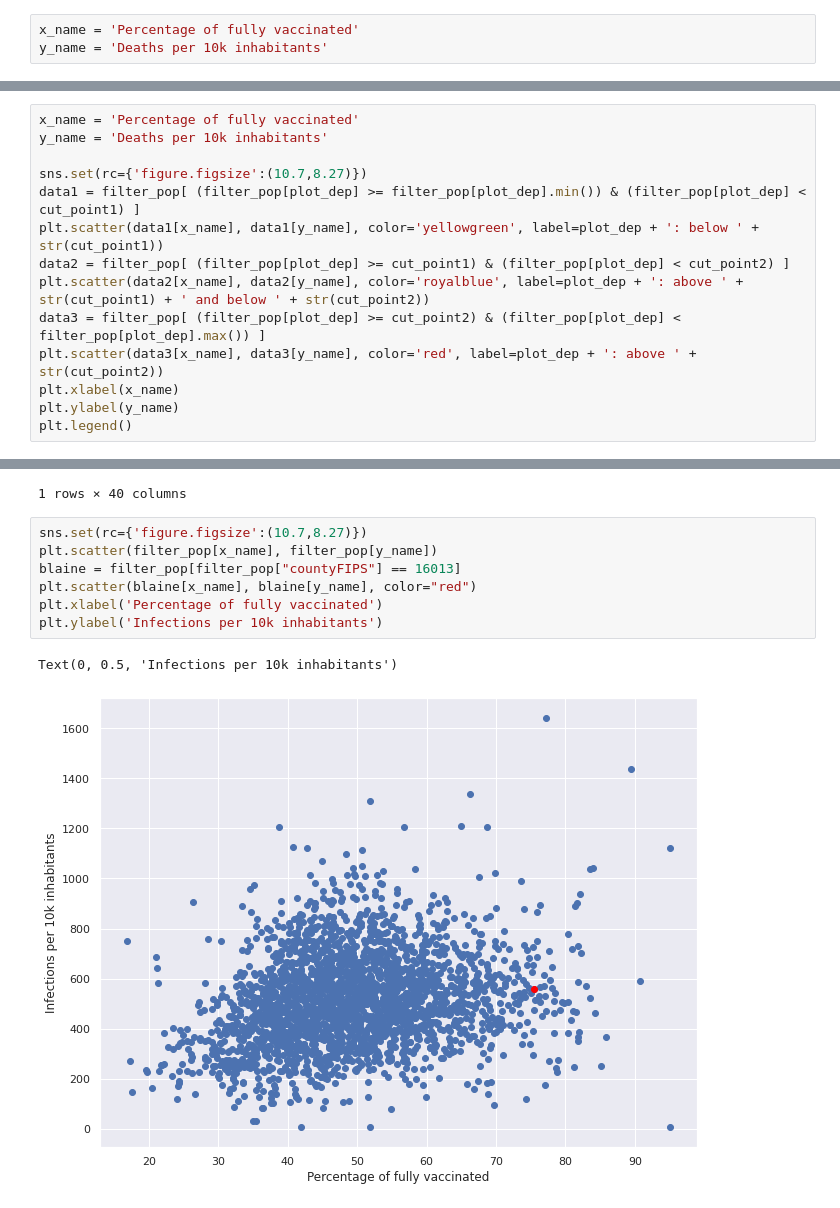
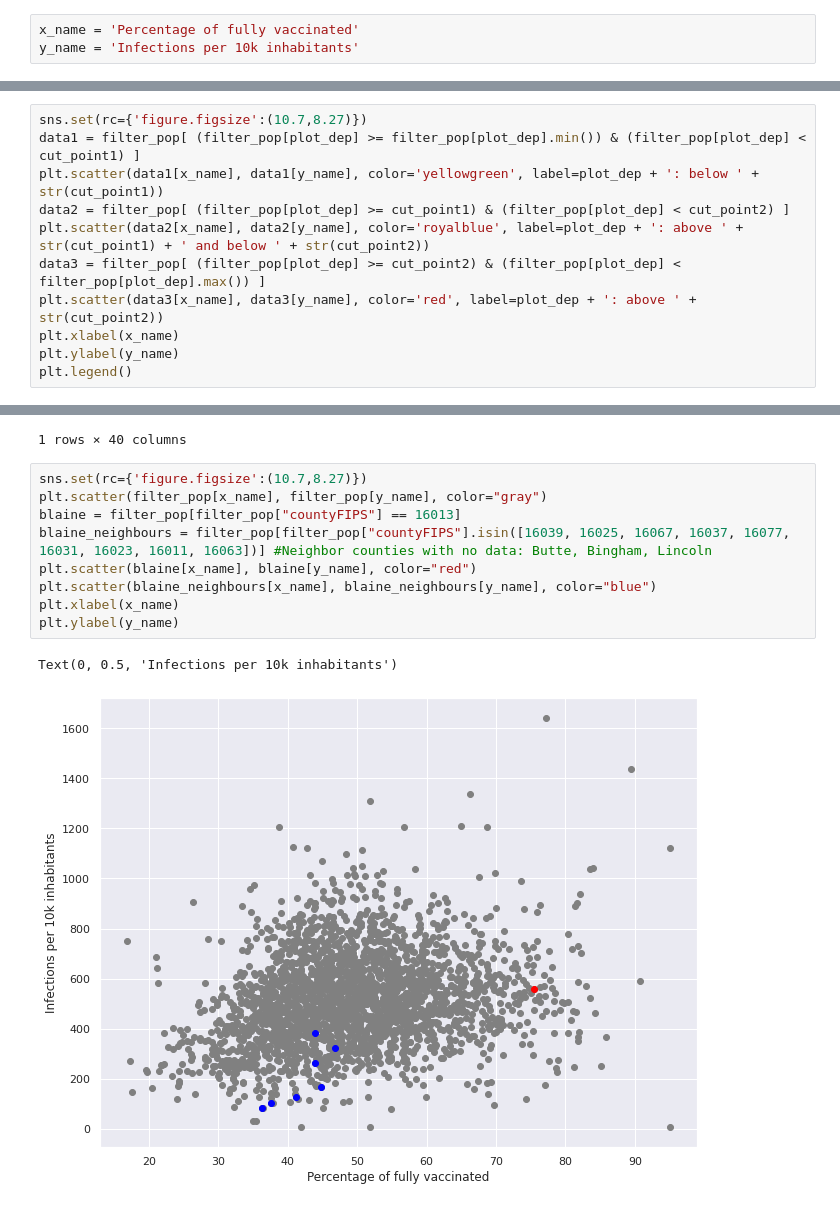
Before and after one commit to dzoanka/Covid19-cases-deaths-against-vax-in-US-counties, a Jupyter notebook: display_plots_covid_data.ipynb, the cells around one changed output, grey strips where cells are left out. Drawn from its saved outputs; the diff is of its cells as text.

```diff
--- a/display_plots_covid_data.ipynb
+++ b/display_plots_covid_data.ipynb
@@ -37,7 +37,7 @@ cut_point2 = 12000
 - Y axis: 'Infections per 10k inhabitants' or 'Deaths per 10k inhabitants'
 # %%
 x_name = 'Percentage of fully vaccinated'
-y_name = 'Deaths per 10k inhabitants'
+y_name = 'Infections per 10k inhabitants'
 # %% [markdown]
 ### Reading the file and processing/ cleaning the data
 # %%
@@ -91,9 +91,6 @@ sns.scatterplot(data=filter_pop[ (filter_pop[plot_dep] >= cut_point2) & (filter_
 # %% [markdown]
 ### Part 4. Here data is coloured based cutoff points of a given property
 # %%
-x_name = 'Percentage of fully vaccinated'
-y_name = 'Deaths per 10k inhabitants'
-
 sns.set(rc={'figure.figsize':(10.7,8.27)})
 data1 = filter_pop[ (filter_pop[plot_dep] >= filter_pop[plot_dep].min()) & (filter_pop[plot_dep] < cut_point1) ]
 plt.scatter(data1[x_name], data1[y_name], color='yellowgreen', label=plot_dep + ': below ' + str(cut_point1))
@@ -118,11 +115,13 @@ filter_pop[filter_pop["countyFIPS"] == 16013]
 1 rows × 40 columns
 # %%
 sns.set(rc={'figure.figsize':(10.7,8.27)})
-plt.scatter(filter_pop[x_name], filter_pop[y_name])
+plt.scatter(filter_pop[x_name], filter_pop[y_name], color="gray")
 blaine = filter_pop[filter_pop["countyFIPS"] == 16013]
+blaine_neighbours = filter_pop[filter_pop["countyFIPS"].isin([16039, 16025, 16067, 16037, 16077, 16031, 16023, 16011, 16063])] #Neighbor counties with no data: Butte, Bingham, Lincoln
 plt.scatter(blaine[x_name], blaine[y_name], color="red")
-plt.xlabel('Percentage of fully vaccinated')
-plt.ylabel('Infections per 10k inhabitants')
+plt.scatter(blaine_neighbours[x_name], blaine_neighbours[y_name], color="blue")
+plt.xlabel(x_name)
+plt.ylabel(y_name)
 # %% [output]
 Text(0, 0.5, 'Infections per 10k inhabitants')
-[figure, old version]
+[figure, new version]
```
Also changed, not shown: parts of 5 cells of this notebook.
